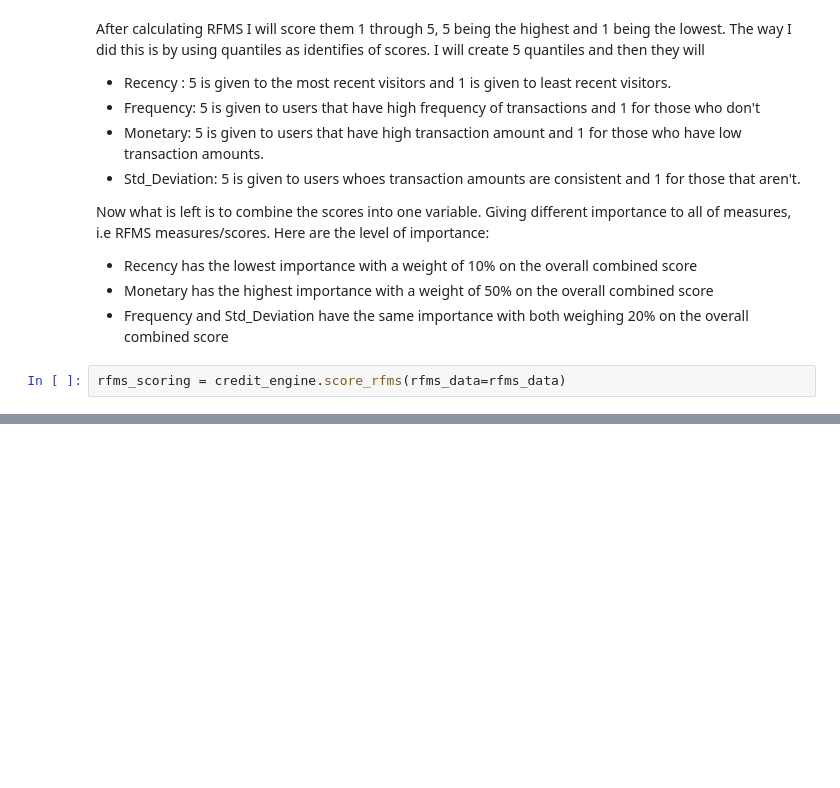
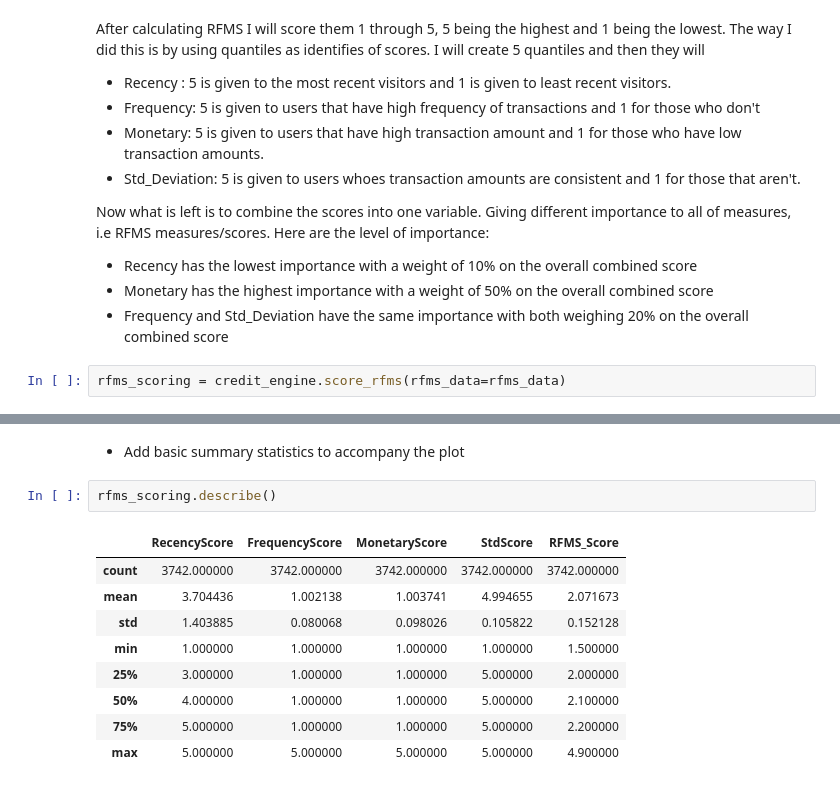
Before and after one commit to WildCayote/Bati-Bank-Credit-Scoring, a Jupyter notebook: notebooks/user_value_analysis.ipynb, the cells around one changed output, grey strips where cells are left out. Drawn from its saved outputs; the diff is of its cells as text; blank space fills up the shorter version.

```diff
--- a/notebooks/user_value_analysis.ipynb
+++ b/notebooks/user_value_analysis.ipynb
@@ -64,0 +73,14 @@ rfms_scoring = credit_engine.score_rfms(rfms_data=rfms_data)
+# %% [markdown]
+- Add basic summary statistics to accompany the plot
+# %%
+rfms_scoring.describe()
+# %% [output]
+|  | RecencyScore | FrequencyScore | MonetaryScore | StdScore | RFMS_Score |
+| count | 3742.000000 | 3742.000000 | 3742.000000 | 3742.000000 | 3742.000000 |
+| mean | 3.704436 | 1.002138 | 1.003741 | 4.994655 | 2.071673 |
+| std | 1.403885 | 0.080068 | 0.098026 | 0.105822 | 0.152128 |
+| min | 1.000000 | 1.000000 | 1.000000 | 1.000000 | 1.500000 |
+| 25% | 3.000000 | 1.000000 | 1.000000 | 5.000000 | 2.000000 |
+| 50% | 4.000000 | 1.000000 | 1.000000 | 5.000000 | 2.100000 |
+| 75% | 5.000000 | 1.000000 | 1.000000 | 5.000000 | 2.200000 |
+| max | 5.000000 | 5.000000 | 5.000000 | 5.000000 | 4.900000 |
```
Also changed, not shown: parts of 3 cells of this notebook, 1 other file.
